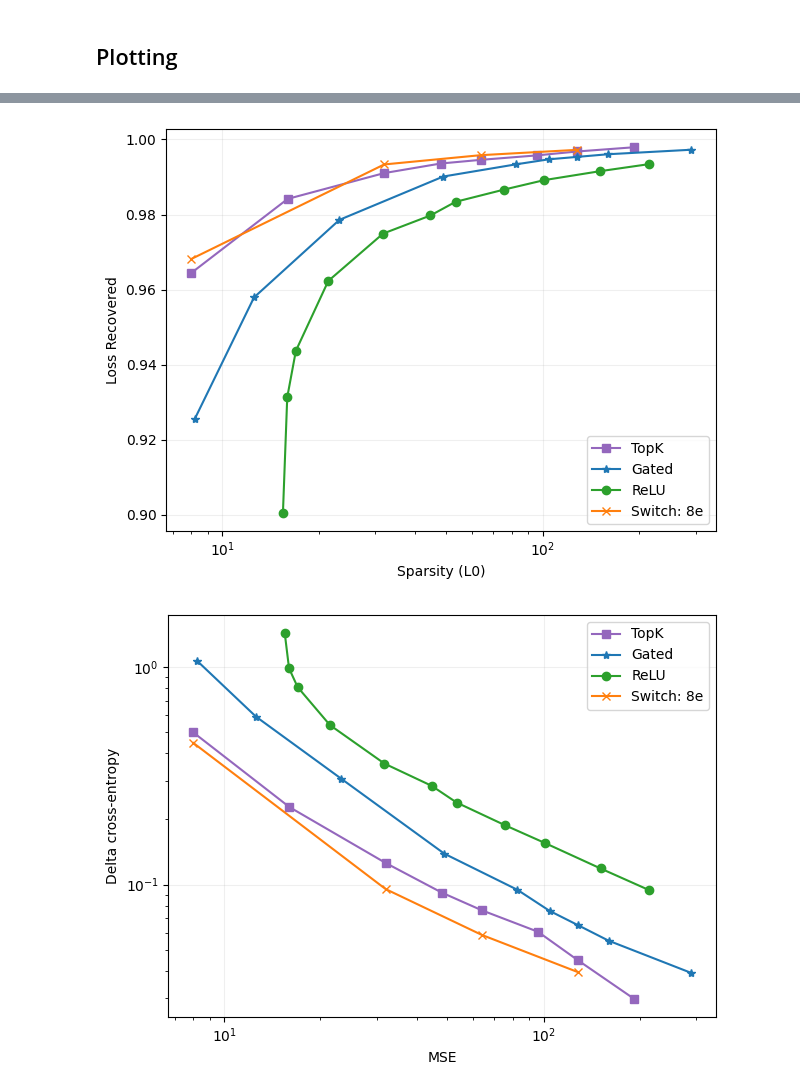
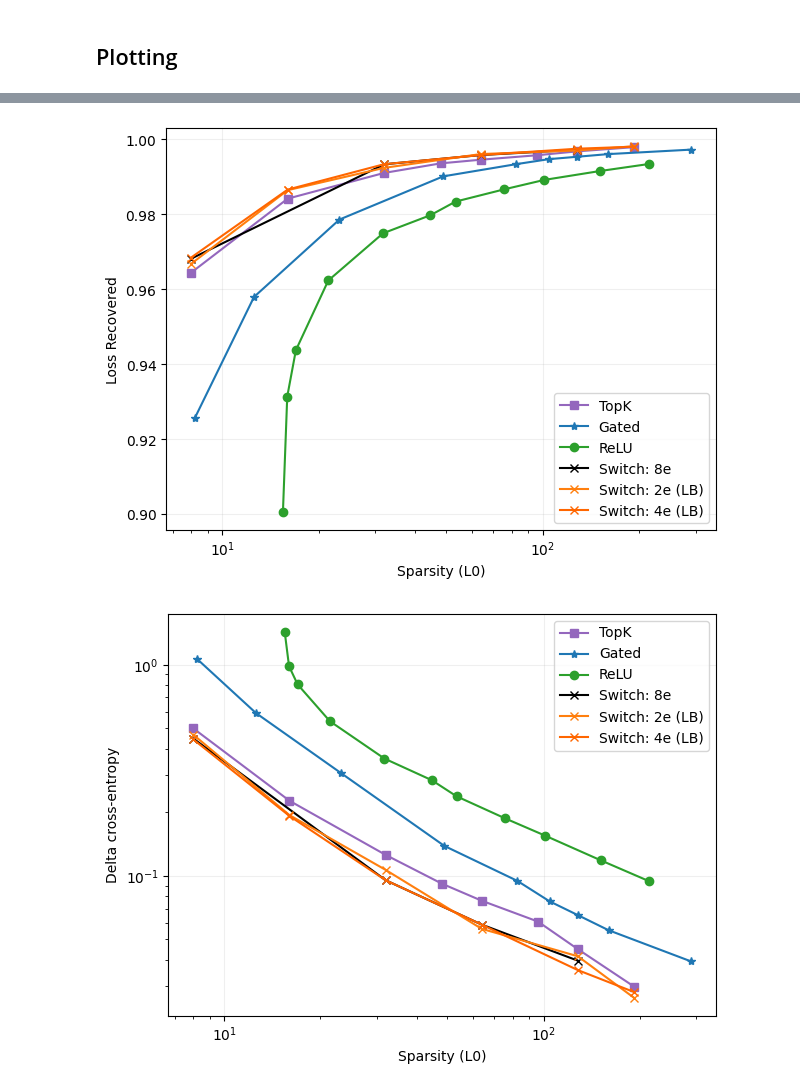
Before and after one commit to amudide/switch_sae, a Jupyter notebook: results/primary/primary-flop-match.ipynb, the cells around one changed output, grey strips where cells are left out. Saved outputs shown, nothing was run; the diff lists cells and outputs as text; code cells hidden in the pictures.

Commit message:
flop-matched primary plots (also lb 2e, 4e vs no_lb 8e

```diff
--- a/results/primary/primary-flop-match.ipynb
+++ b/results/primary/primary-flop-match.ipynb
@@ -32,25 +32,24 @@ def clean(df, topk=False):
     df = df.sort_values(by='l0')
     return df
 # %%
-def clean_interim(df, topk=False):
-    if topk:
-        patterns = ['experts$', 'effective_l0$', 'l2_loss$']
-    else:
-        patterns = ['experts$', 'l0$', 'l2_loss$']
+def clean_switch(df):
+    df = df[df['State'] == 'finished']
+
+    patterns = ['experts$', 'effective_l0$', 'mse_loss$', 'frac_recovered$', 'loss_original$', 'loss_reconstructed$', 'frac_recovered$']
     filtered_columns = df.columns[df.columns.str.contains('|'.join(patterns))]
     df = df[filtered_columns]
     df.columns = [re.split(r'[./]', col)[-1] for col in df.columns]
-    df = df.dropna(axis=1, how='any')
 
-    if topk:
-        l0 = df["effective_l0"].to_numpy().flatten()
-    else:
-        l0 = df["l0"].to_numpy().flatten()
-    l2_loss = df["l2_loss"].to_numpy().flatten()
+    l0 = df["effective_l0"].to_numpy().flatten()
+    mse_loss = df["mse_loss"].to_numpy().flatten()
     experts = df["experts"].to_numpy().flatten()
+    loss_original = df["loss_original"].to_numpy().flatten()
+    loss_reconstructed = df["loss_reconstructed"].to_numpy().flatten()
+    frac_recovered = df["frac_recovered"].to_numpy().flatten()
+    delta_ce = loss_reconstructed - loss_original
 
-    data = np.array([experts, l0, l2_loss]).T
-    df = pd.DataFrame(data, columns=['experts', 'l0', 'mse_loss'])
+    data = np.array([experts, l0, mse_loss, frac_recovered, delta_ce]).T
+    df = pd.DataFrame(data, columns=['experts', 'l0', 'mse_loss', 'frac_recovered', 'delta_ce'])
     df = df.sort_values(by='l0')
     return df
 # %%
@@ -75,4 +74,4 @@ df_switch8 = pd.read_csv('primary-switch8e.csv')
 df_switch8 = clean(df_switch8, topk=True)
 # %%
 df_switch_flop = pd.read_csv('primary-switch-flop.csv')
-df_switch_flop = clean_interim(df_switch_flop, topk=True)
+df_switch_flop = clean_switch(df_switch_flop)
@@ -79,3 +97,4 @@ df_switch_flop = clean_interim(df_switch_flop, topk=True)
 # %%
+df_switch_flop2 = df_switch_flop[df_switch_flop['experts'] == 2]
 df_switch_flop4 = df_switch_flop[df_switch_flop['experts'] == 4]
-df_switch_flop8 = df_switch_flop[df_switch_flop['experts'] == 8]
+#df_switch_flop8 = df_switch_flop[df_switch_flop['experts'] == 8]
@@ -131,7 +131,10 @@ plt.plot(df_topk['l0'], df_topk['frac_recovered'], label='TopK', marker='s', col
 plt.plot(df_gated['l0'], df_gated['frac_recovered'], label='Gated', marker='*', color='#1f77b4')
 plt.plot(df_relu['l0'], df_relu['frac_recovered'], label='ReLU', marker='o', color='#2ca02c')
 
-plt.plot(df_switch8['l0'], df_switch8['frac_recovered'], label='Switch: 8e', marker='x', color='#ff7f0e')
+plt.plot(df_switch8['l0'], df_switch8['frac_recovered'], label='Switch: 8e', marker='x', color='#000000')
+plt.plot(df_switch_flop2['l0'], df_switch_flop2['frac_recovered'], label='Switch: 2e (LB)', marker='x', color='#ff7f0e')
+plt.plot(df_switch_flop4['l0'], df_switch_flop4['frac_recovered'], label='Switch: 4e (LB)', marker='x', color='#ff6600')
+#plt.plot(df_switch_flop8['l0'], df_switch_flop8['frac_recovered'], label='Switch: 8e (LB)', marker='x', color='#ff4d00')
 
 plt.xscale('log')
 #plt.yscale('log')
@@ -148,31 +151,34 @@ plt.tight_layout()
 plt.savefig("flopmatch_l0_lossrec.png")
 plt.show()
 # %% [output]
-[figure, old version]
+[figure, new version]
 # %%
 plt.plot(df_topk['l0'], df_topk['delta_ce'], label='TopK', marker='s', color='#9467bd')
 plt.plot(df_gated['l0'], df_gated['delta_ce'], label='Gated', marker='*', color='#1f77b4')
 plt.plot(df_relu['l0'], df_relu['delta_ce'], label='ReLU', marker='o', color='#2ca02c')
 
-plt.plot(df_switch8['l0'], df_switch8['delta_ce'], label='Switch: 8e', marker='x', color='#ff7f0e')
+plt.plot(df_switch8['l0'], df_switch8['delta_ce'], label='Switch: 8e', marker='x', color='#000000')
+plt.plot(df_switch_flop2['l0'], df_switch_flop2['delta_ce'], label='Switch: 2e (LB)', marker='x', color='#ff7f0e')
+plt.plot(df_switch_flop4['l0'], df_switch_flop4['delta_ce'], label='Switch: 4e (LB)', marker='x', color='#ff6600')
+#plt.plot(df_switch_flop8['l0'], df_switch_flop8['delta_ce'], label='Switch: 8e (LB)', marker='x', color='#ff4d00')
 
 
 plt.xscale('log')
 plt.yscale('log')
 
 plt.xlabel("Sparsity (L0)")
 plt.ylabel("Delta cross-entropy")
 
 plt.legend()
 
 plt.grid(True, which="major", ls="-", alpha=0.2)
 
 
 plt.tight_layout()
 plt.savefig("flopmatch_l0_deltace.png")
 plt.show()
 # %% [output]
-[figure, old version]
+[figure, new version]
 # %%
 plt.plot(df_topk['mse_loss'], df_topk['delta_ce'], label='TopK', marker='s', color='#9467bd')
 plt.plot(df_gated['mse_loss'], df_gated['delta_ce'], label='Gated', marker='*', color='#1f77b4')
```
Also changed, not shown: parts of 5 cells of this notebook, 5 other files.
